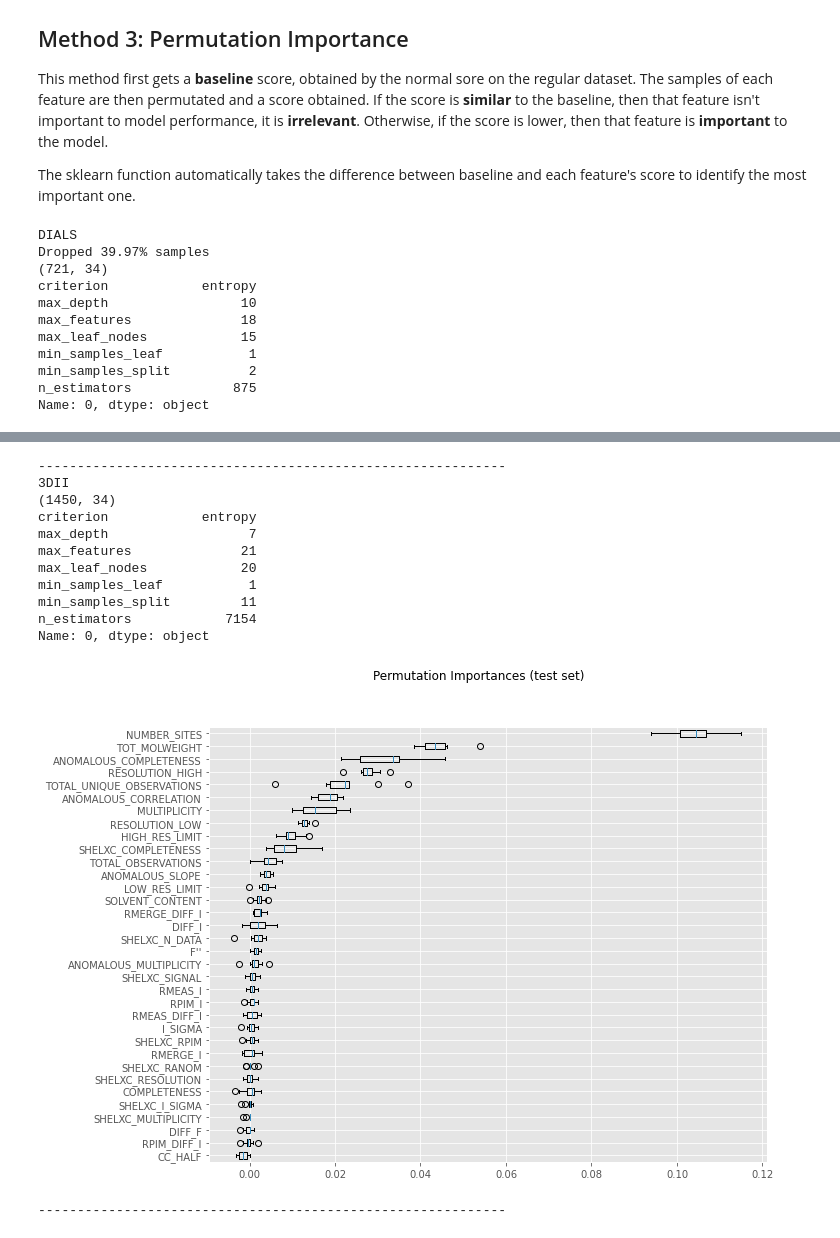
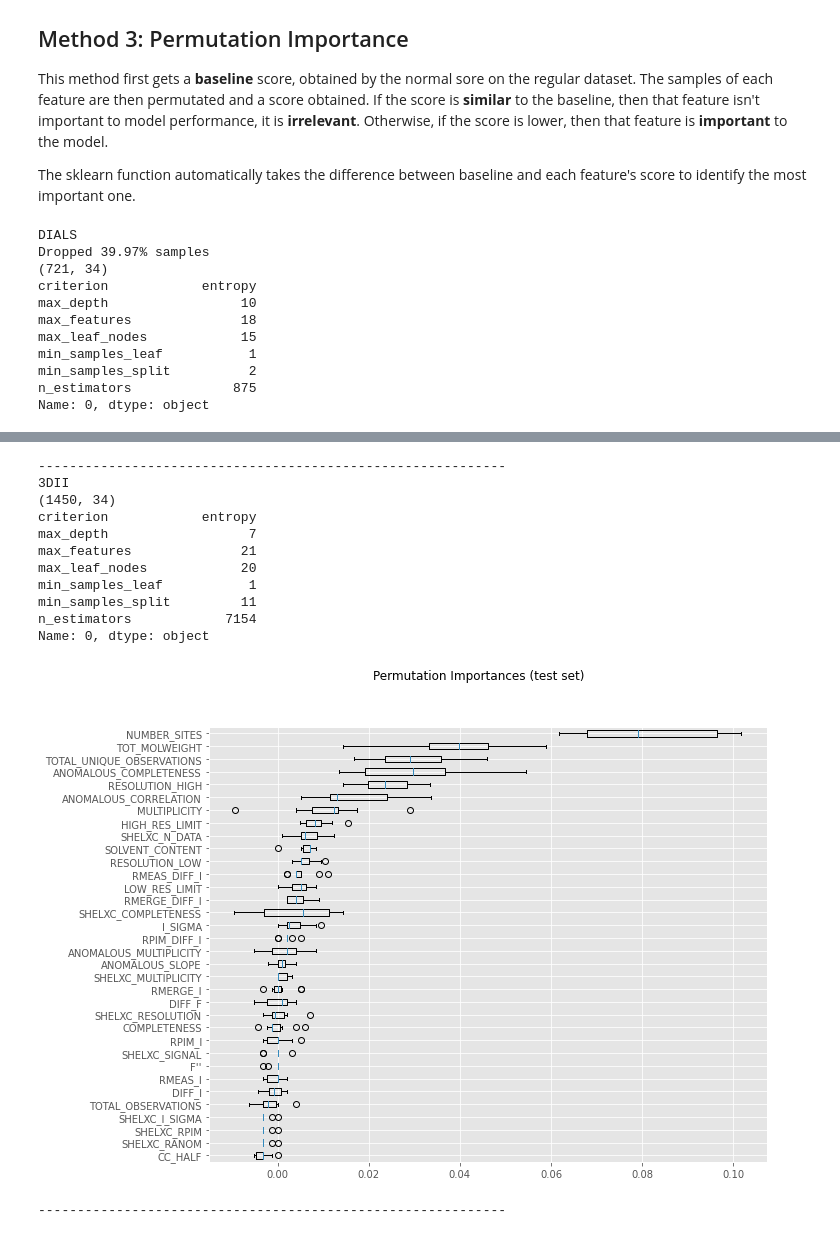
Before and after one commit to Sharkmas6/Diamond_ML, a Jupyter notebook: jupyter/updated/Feature Selection.ipynb, the cells around one changed output, grey strips where cells are left out. Cells and saved outputs as stored; diff of their text form; code cells hidden in the pictures.

```diff
--- a/jupyter/updated/Feature Selection.ipynb
+++ b/jupyter/updated/Feature Selection.ipynb
@@ -648,7 +615,7 @@ for db_kind, datum in data.items():
 
     # select best features
     model.fit(X_train, y_train)
-    selector = permutation_importance(model, X_train, y_train, n_jobs=4,
+    selector = permutation_importance(model, X_test, y_test, n_jobs=4,
                                       scoring="f1", n_repeats=10, random_state=seed)
     sorted_idx = selector.importances_mean.argsort()
 
@@ -675,15 +642,15 @@ Name: 0, dtype: object
 ------------------------------------------------------------
 3DII
 (1450, 34)
 criterion            entropy
 max_depth                  7
 max_features              21
 max_leaf_nodes            20
 min_samples_leaf           1
 min_samples_split         11
 n_estimators            7154
 Name: 0, dtype: object
-[figure, old version]
+[figure, new version]
 ------------------------------------------------------------
 # %% [markdown]
 DIALS appears to value **anomalous correlation, number of sites, HR limit and solvent content** more than other features. While XDS values the **number of sites, total molecular weight, anomalous completeness and HR limit**, followed by a few others (including total unique observations, anomalous correlation, and LR limit).
```
Also changed, not shown: parts of 13 cells of this notebook, 3 other files.
